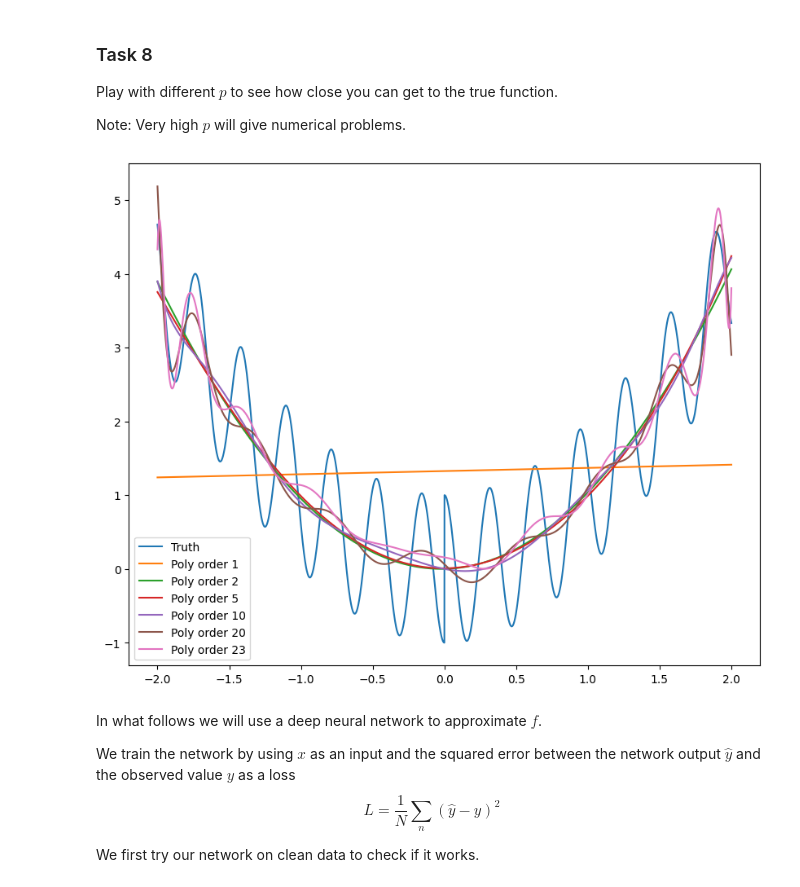
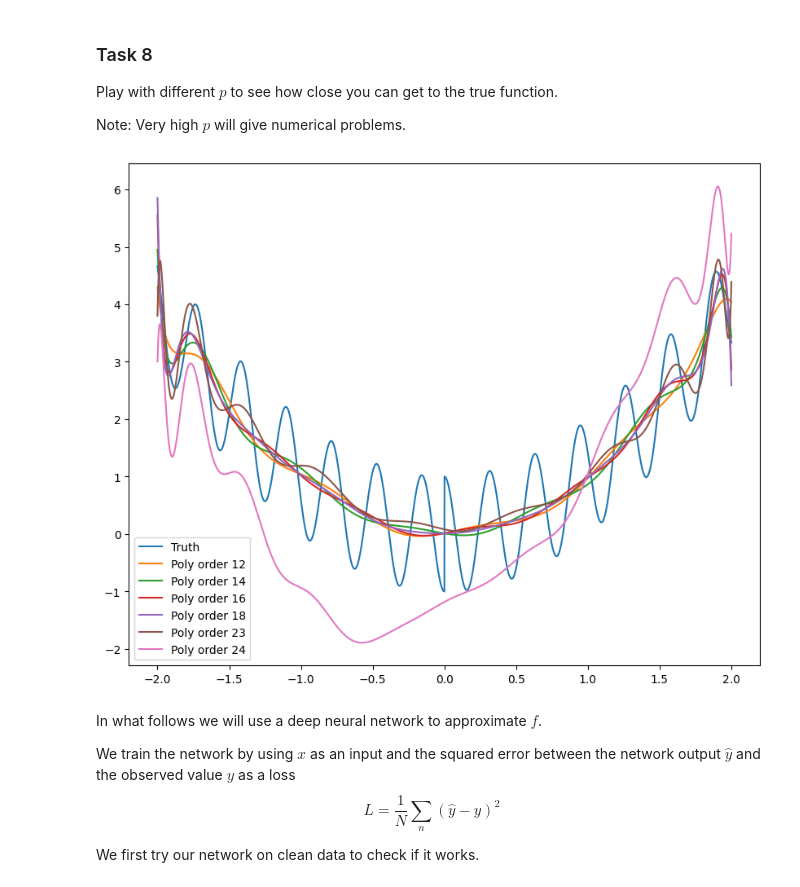
Before and after one commit to Sandermi99/TTT4185-Machine_learning, a Jupyter notebook: TTT4185_Assignment3(1).ipynb, the cells around one changed output. Saved outputs shown, nothing was run; the diff lists cells and outputs as text; code cells hidden in the pictures.

```diff
--- a/TTT4185_Assignment3(1).ipynb
+++ b/TTT4185_Assignment3(1).ipynb
@@ -729,17 +729,19 @@ Play with different $p$ to see how close you can get to the true function.
 
 Note: Very high $p$ will give numerical problems.
 # %%
-P = [1, 2, 5, 10, 20, 23]
+P = [12, 14, 16, 18, 23, 24]
 
 plt.figure(figsize=(10,8))
 plt.plot(x,f(x),label="Truth")
 for p in P:
     C = reg_estimator(x,y,p)
     plt.plot(x,poly(x,C),label="Poly order " + str(p))
 plt.legend()
 plt.show()
+
+#After p = 23 the numerical errors start showing, and even at p = 23, the approximation is not very good
 # %% [output]
-[figure, old version]
+[figure, new version]
 # %% [markdown]
 In what follows we will use a deep neural network to approximate $f$.
 
```
Also changed, not shown: parts of 14 cells of this notebook.
